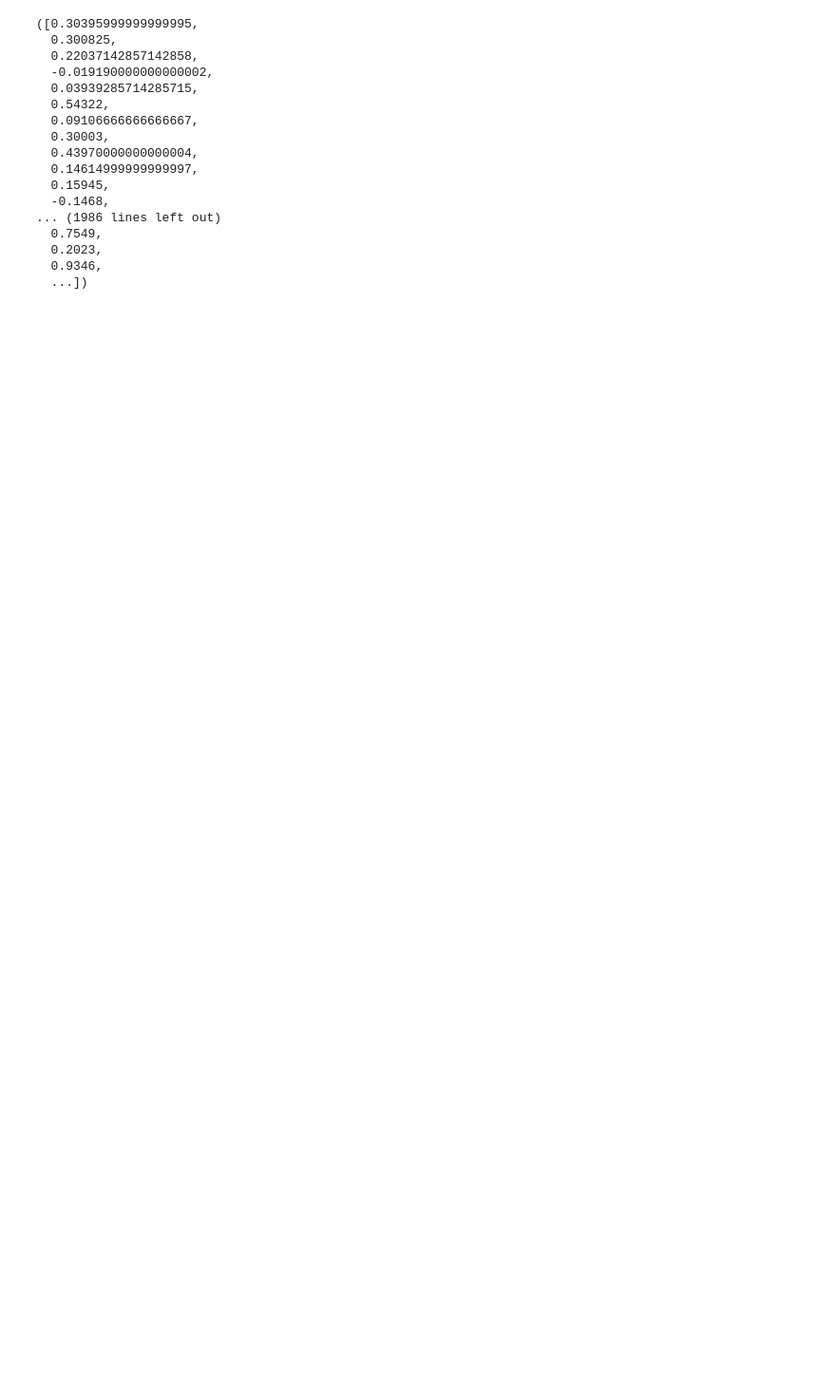
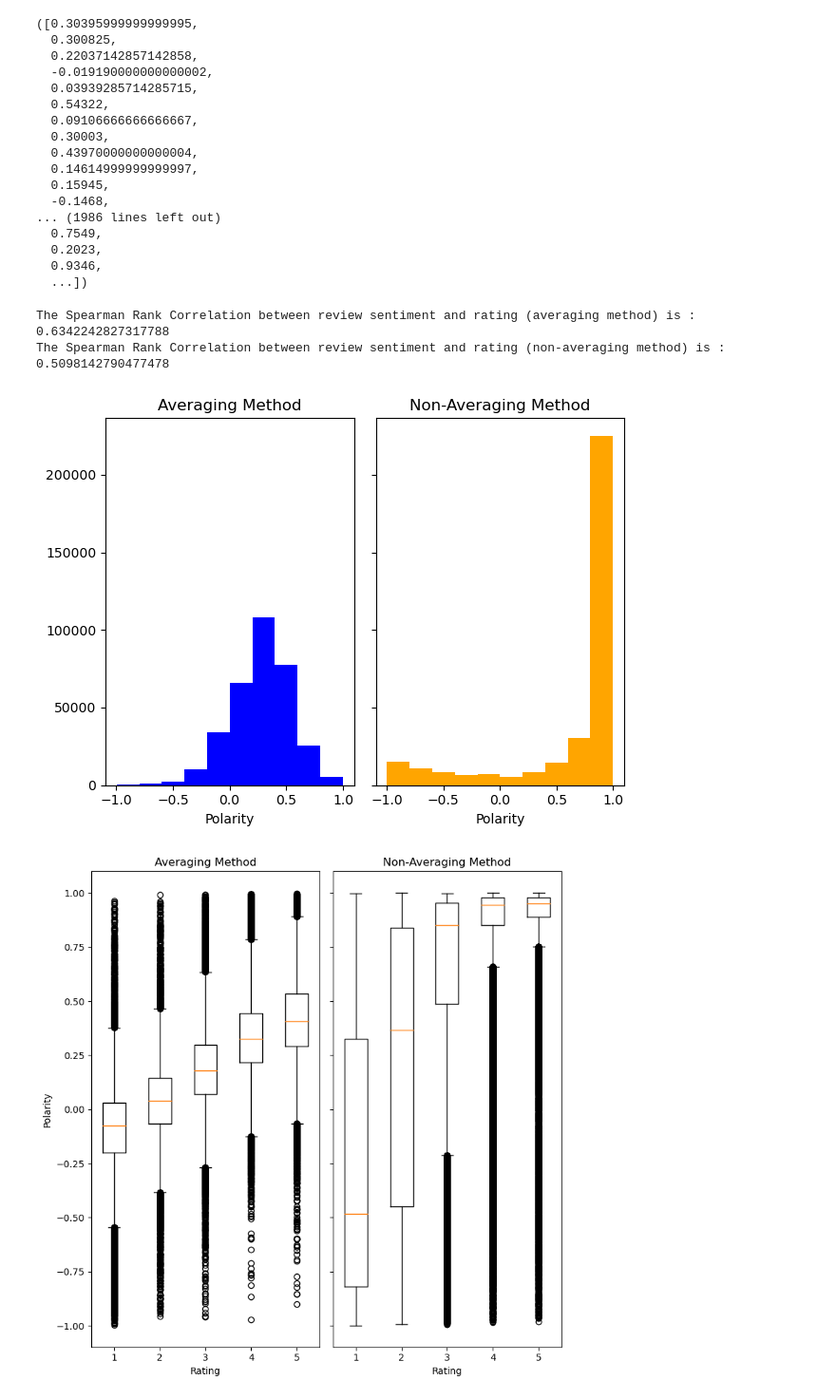
Before and after one commit to mabdullah-nyu/DSGA-1007-Project, a Jupyter notebook: analysis_func.ipynb, the cells around one changed output. Shown at 95% size. Cells and saved outputs as stored; diff of their text form; code cells hidden in the pictures; blank space fills up the shorter version.

```diff
--- a/analysis_func.ipynb
+++ b/analysis_func.ipynb
@@ -358,3 +365,10 @@ def analyze_vader(df, sentiment, test_method = True):
 
     # Return dataframe, and list of plots
     return df
+# %%
+testing = analyze_vader(test2, tester, True)
+# %% [output]
+The Spearman Rank Correlation between review sentiment and rating (averaging method) is : 0.6342242827317788
+The Spearman Rank Correlation between review sentiment and rating (non-averaging method) is : 0.5098142790477478
+[figure, added]
+[figure, added]
```
Also changed, not shown: parts of 8 cells of this notebook.
